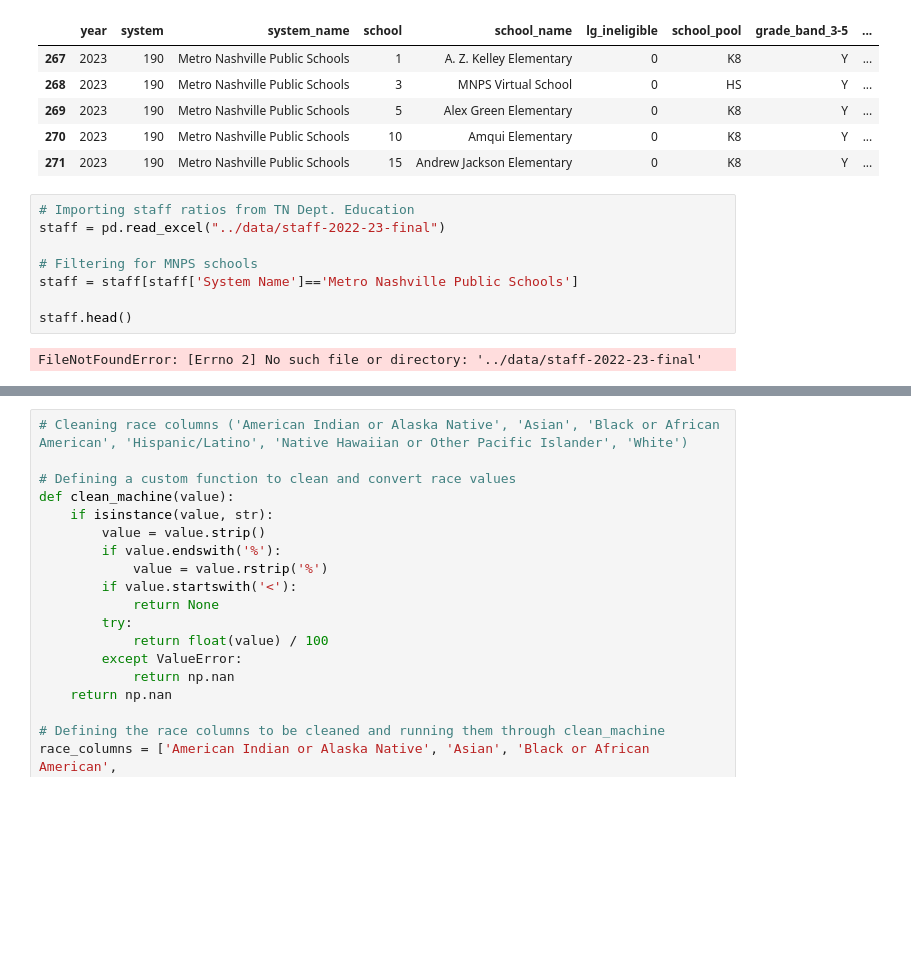
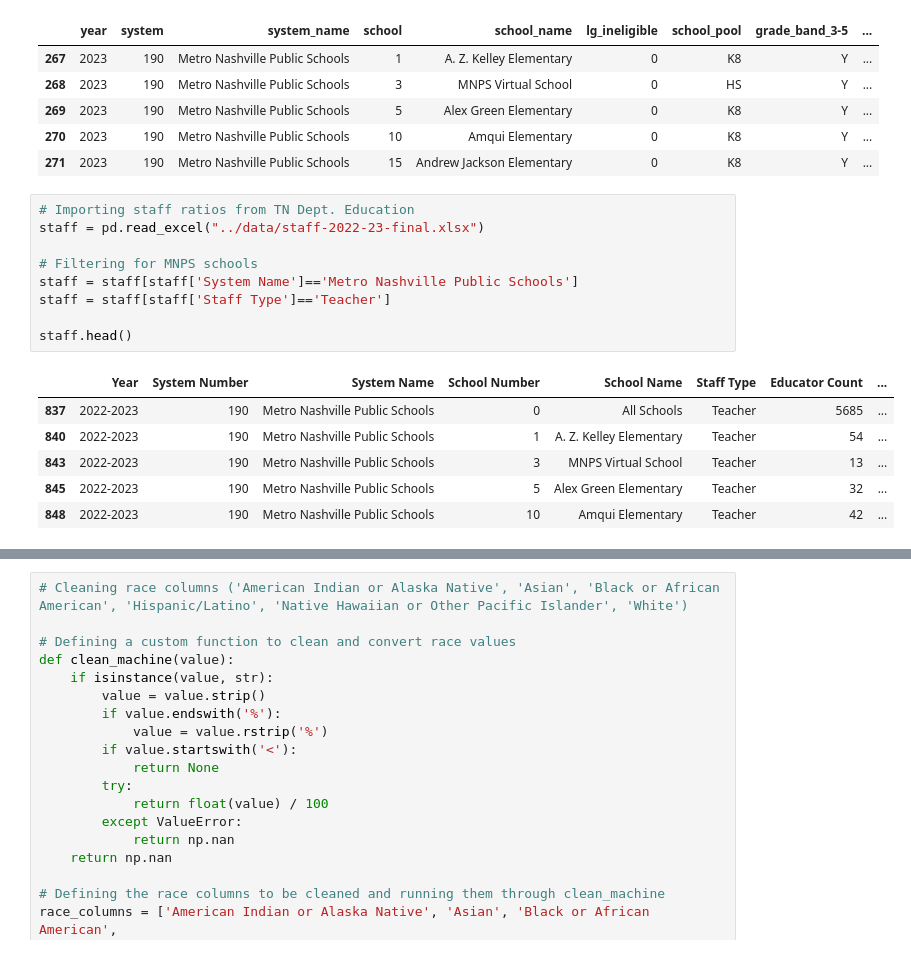
Before and after one commit to jessicabohannon/CAPSTONE, a Jupyter notebook: notebooks/capstone_eda.ipynb, the cells around one changed output, grey strips where cells are left out. Saved outputs shown, nothing was run; the diff lists cells and outputs as text; blank space fills up the shorter version.

```diff
--- a/notebooks/capstone_eda.ipynb
+++ b/notebooks/capstone_eda.ipynb
@@ -36,11 +38,17 @@ grade.head()
 | 271 | 2023 | 190 | Metro Nashville Public Schools | 15 | Andrew Jackson Elementary | 0 | K8 | Y | ... |
 # %%
 # Importing staff ratios from TN Dept. Education
-staff = pd.read_excel("../data/staff-2022-23-final")
+staff = pd.read_excel("../data/staff-2022-23-final.xlsx")
 
 # Filtering for MNPS schools
 staff = staff[staff['System Name']=='Metro Nashville Public Schools']
+staff = staff[staff['Staff Type']=='Teacher']
 
 staff.head()
 # %% [output]
-FileNotFoundError: [Errno 2] No such file or directory: '../data/staff-2022-23-final'
+|  | Year | System Number | System Name | School Number | School Name | Staff Type | Educator Count | ... |
+| 837 | 2022-2023 | 190 | Metro Nashville Public Schools | 0 | All Schools | Teacher | 5685 | ... |
+| 840 | 2022-2023 | 190 | Metro Nashville Public Schools | 1 | A. Z. Kelley Elementary | Teacher | 54 | ... |
+| 843 | 2022-2023 | 190 | Metro Nashville Public Schools | 3 | MNPS Virtual School | Teacher | 13 | ... |
+| 845 | 2022-2023 | 190 | Metro Nashville Public Schools | 5 | Alex Green Elementary | Teacher | 32 | ... |
+| 848 | 2022-2023 | 190 | Metro Nashville Public Schools | 10 | Amqui Elementary | Teacher | 42 | ... |
```
Also changed, not shown: parts of 10 cells of this notebook.
